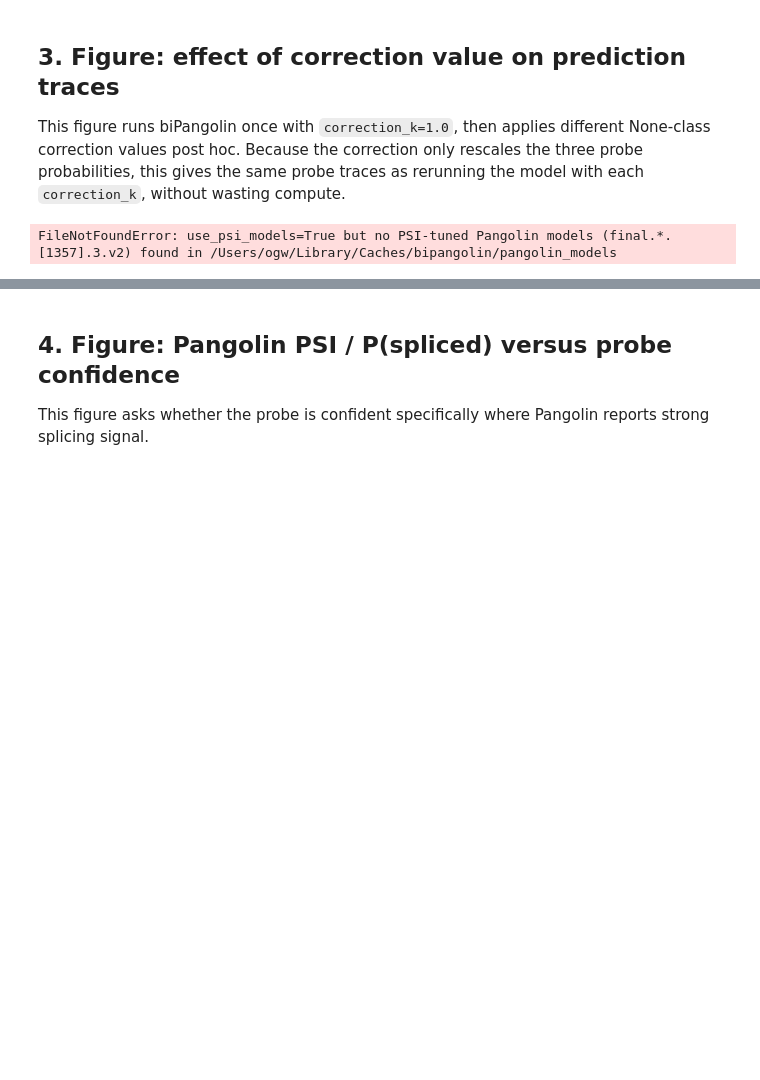
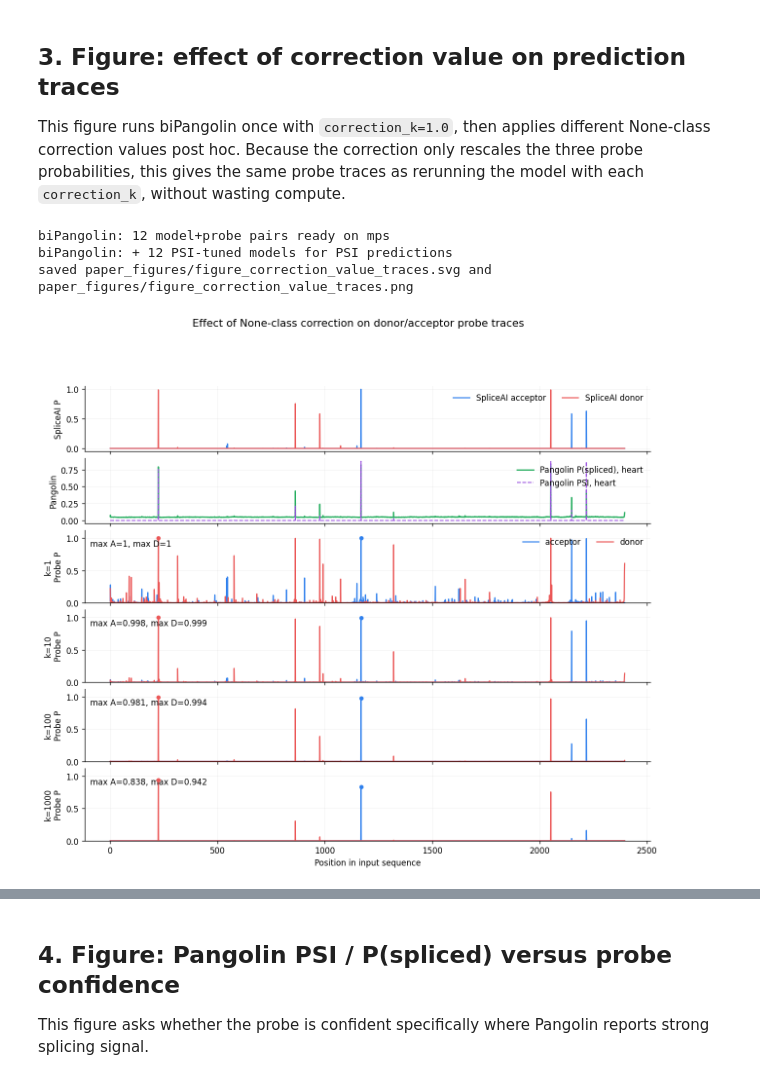
Before and after one commit to Delayed-Gitification/biPangolin, a Jupyter notebook: paper_figures.ipynb, the cells around one changed output, grey strips where cells are left out. Saved outputs shown, nothing was run; the diff lists cells and outputs as text; code cells hidden in the pictures; blank space fills up the shorter version.

```diff
--- a/paper_figures.ipynb
+++ b/paper_figures.ipynb
@@ -305,34 +305,37 @@ def plot_correction_value_traces(
         ax.plot(x, don, color=DON_COLOR, lw=1.4, label="donor")
         ax.set_ylabel(f"k={k}\nProbe P")
         ax.set_ylim(0, shared_ymax)
 
         acc_peak = int(np.argmax(acc)) + start
         don_peak = int(np.argmax(don)) + start
         ax.scatter([acc_peak], [corrected[k]["acceptor"][acc_peak]], color=ACC_COLOR, s=18, zorder=4)
         ax.scatter([don_peak], [corrected[k]["donor"][don_peak]], color=DON_COLOR, s=18, zorder=4)
         ax.text(0.01, 0.78, f"max A={acc.max():.3g}, max D={don.max():.3g}", transform=ax.transAxes)
         if i == 0:
             ax.legend(frameon=False, loc="upper right", ncols=2)
         row += 1
 
     axes[-1].set_xlabel("Position in input sequence")
     fig.suptitle("Effect of None-class correction on donor/acceptor probe traces", y=0.995, fontsize=13)
     return fig
 
 # Raw / uncorrected probe probabilities. Pangolin P and PSI are unchanged by k.
 raw_runner = BiPangolinRunner(tissue="all_tissues", correction_k=1.0, use_psi_models=True)
 raw_result = raw_runner.score_sequence(input_sequence)
 
 fig = plot_correction_value_traces(
     raw_result,
-    correction_values=(1, 10, 100, 502),
+    correction_values=(1, 10, 100, 1000),
     spliceai_acceptor=globals().get("spliceai_acceptor"),
     spliceai_donor=globals().get("spliceai_donor"),
     spliceai_x=globals().get("nt_pos"),
 )
 save_figure(fig, "figure_correction_value_traces")
 plt.show()
 # %% [output]
-FileNotFoundError: use_psi_models=True but no PSI-tuned Pangolin models (final.*.[1357].3.v2) found in /Users/ogw/Library/Caches/bipangolin/pangolin_models
+biPangolin: 12 model+probe pairs ready on mps
+biPangolin: + 12 PSI-tuned models for PSI predictions
+saved paper_figures/figure_correction_value_traces.svg and paper_figures/figure_correction_value_traces.png
+[figure, added]
 # %%
 # Use one tissue for simple example plots. Use tissue="all_tissues" for all tissue rows.
```
Also changed, not shown: parts of 15 cells of this notebook, 24 other files.
